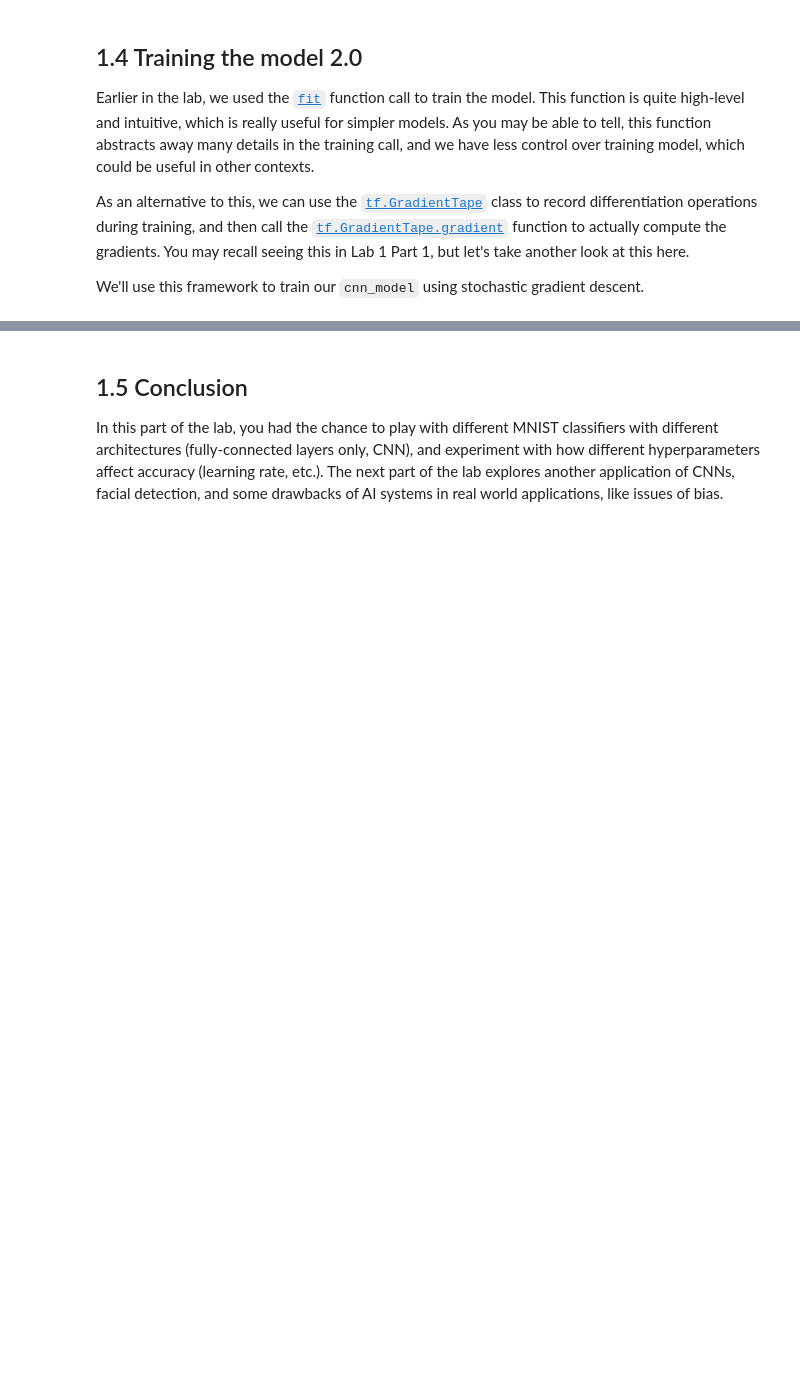
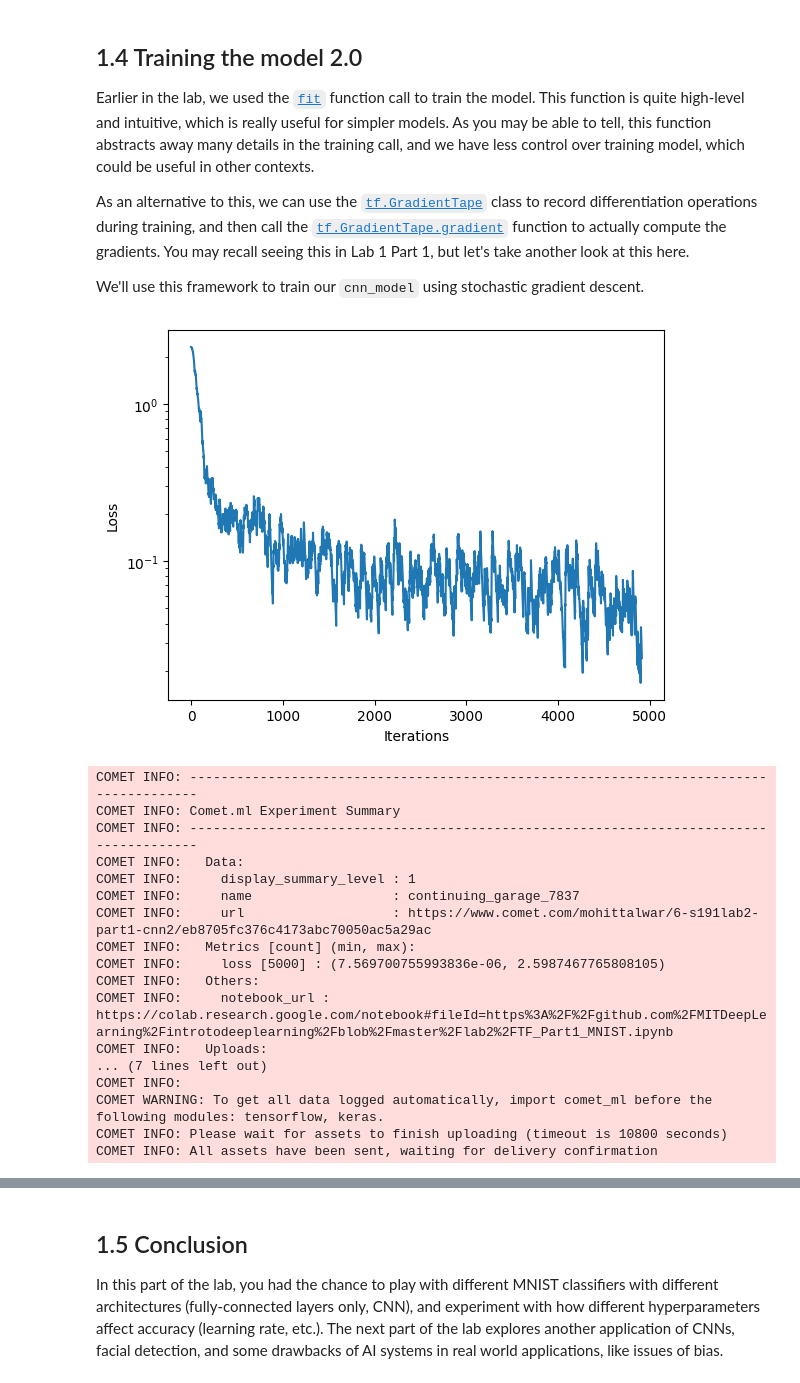
Before and after one commit to mohittalwar/mitdeeplearning, a Jupyter notebook: lab2/TF_Part1_MNIST.ipynb, the cells around one changed output, grey strips where cells are left out. Drawn from its saved outputs; the diff is of its cells as text; code cells hidden in the pictures; blank space fills up the shorter version.

```diff
--- a/lab2/TF_Part1_MNIST.ipynb
+++ b/lab2/TF_Part1_MNIST.ipynb
@@ -326,33 +449,52 @@ loss_history = mdl.util.LossHistory(smoothing_factor=0.95) # to record the evolu
 plotter = mdl.util.PeriodicPlotter(sec=2, xlabel='Iterations', ylabel='Loss', scale='semilogy')
 optimizer = tf.keras.optimizers.SGD(learning_rate=1e-2) # define our optimizer
 
 comet_ml.init(project_name="6.s191lab2_part1_CNN2")
 comet_model_3 = comet_ml.Experiment()
 
 if hasattr(tqdm, '_instances'): tqdm._instances.clear() # clear if it exists
 
 for idx in tqdm(range(0, train_images.shape[0], batch_size)):
   # First grab a batch of training data and convert the input images to tensors
   (images, labels) = (train_images[idx:idx+batch_size], train_labels[idx:idx+batch_size])
   images = tf.convert_to_tensor(images, dtype=tf.float32)
 
   # GradientTape to record differentiation operations
   with tf.GradientTape() as tape:
     #'''TODO: feed the images into the model and obtain the predictions'''
-    logits = # TODO
+    preds = cnn_model(images)
 
     #'''TODO: compute the categorical cross entropy loss
-    loss_value = tf.keras.backend.sparse_categorical_crossentropy('''TODO''', '''TODO''') # TODO
+    loss_value = tf.keras.backend.sparse_categorical_crossentropy(labels, preds)
     comet_model_3.log_metric("loss", loss_value.numpy().mean(), step=idx)
 
   loss_history.append(loss_value.numpy().mean()) # append the loss to the loss_history record
   plotter.plot(loss_history.get())
 
   # Backpropagation
   '''TODO: Use the tape to compute the gradient against all parameters in the CNN model.
       Use cnn_model.trainable_variables to access these parameters.'''
-  grads = # TODO
+  grads = tape.gradient(loss_value, cnn_model.trainable_variables)
   optimizer.apply_gradients(zip(grads, cnn_model.trainable_variables))
 
 comet_model_3.log_figure(figure=plt)
 comet_model_3.end()
+# %% [output]
+[figure, added]
+COMET INFO: ---------------------------------------------------------------------------------------
+COMET INFO: Comet.ml Experiment Summary
+COMET INFO: ---------------------------------------------------------------------------------------
+COMET INFO:   Data:
+COMET INFO:     display_summary_level : 1
+COMET INFO:     name                  : continuing_garage_7837
+COMET INFO:     url                   : https://www.comet.com/mohittalwar/6-s191lab2-part1-cnn2/eb8705fc376c4173abc70050ac5a29ac
+COMET INFO:   Metrics [count] (min, max):
+COMET INFO:     loss [5000] : (7.569700755993836e-06, 2.5987467765808105)
+COMET INFO:   Others:
+COMET INFO:     notebook_url : https://colab.research.google.com/notebook#fileId=https%3A%2F%2Fgithub.com%2FMITDeepLearning%2Fintrotodeeplearning%2Fblob%2Fmaster%2Flab2%2FTF_Part1_MNIST.ipynb
+COMET INFO:   Uploads:
+... (7 lines left out)
+COMET INFO:
+COMET WARNING: To get all data logged automatically, import comet_ml before the following modules: tensorflow, keras.
+COMET INFO: Please wait for assets to finish uploading (timeout is 10800 seconds)
+COMET INFO: All assets have been sent, waiting for delivery confirmation
```
Also changed, not shown: parts of 18 cells of this notebook.
